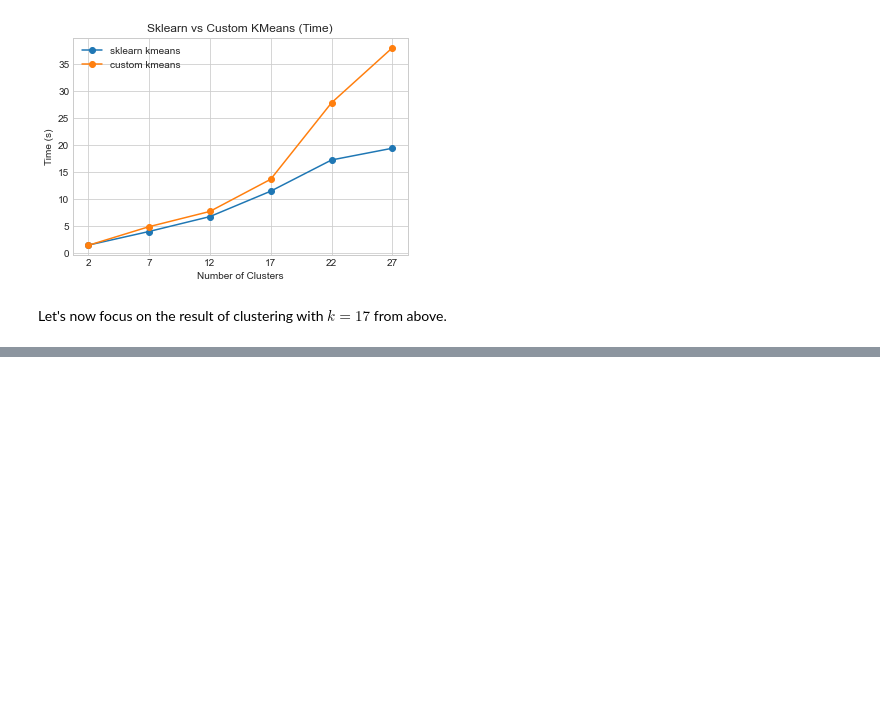
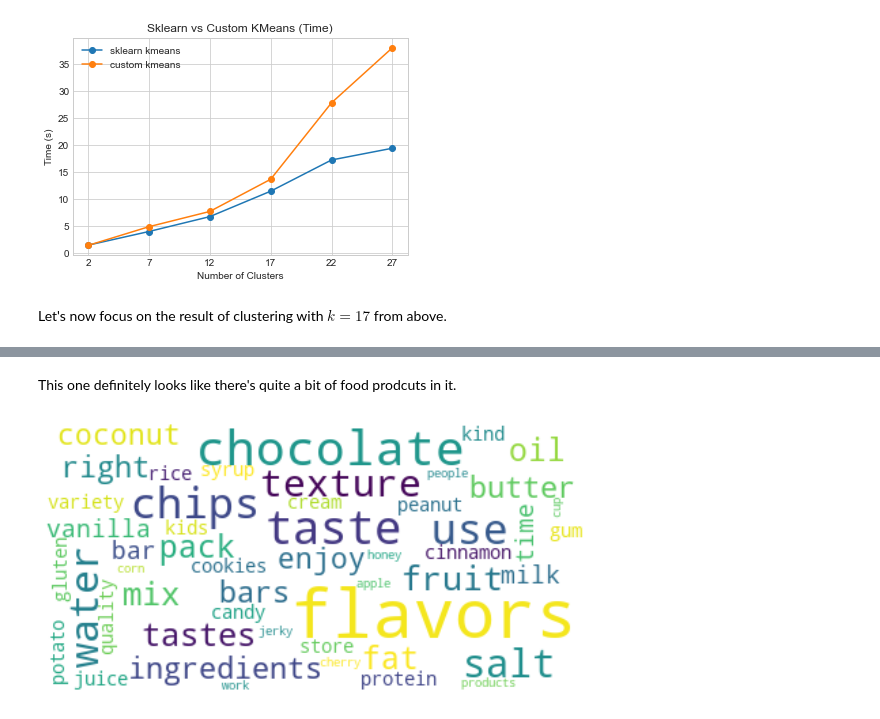
Before and after one commit to msterpa87/ADM-HW4, a Jupyter notebook: main.ipynb, the cells around one changed output, grey strips where cells are left out. Cells and saved outputs as stored; diff of their text form; code cells hidden in the pictures; blank space fills up the shorter version.

Commit message:
plots finished

```diff
--- a/main.ipynb
+++ b/main.ipynb
@@ -185,0 +222,9 @@ custom_kmeans
+# %%
+from plots import *
+wc = ReviewsWordCloud(reviews_df)
+# %% [markdown]
+This one definitely looks like there's quite a bit of food prodcuts in it.
+# %%
+wc.visualize_wordcloud(2)
+# %% [output]
+[figure, added]
```
Also changed, not shown: parts of 8 cells of this notebook, 2 other files.
